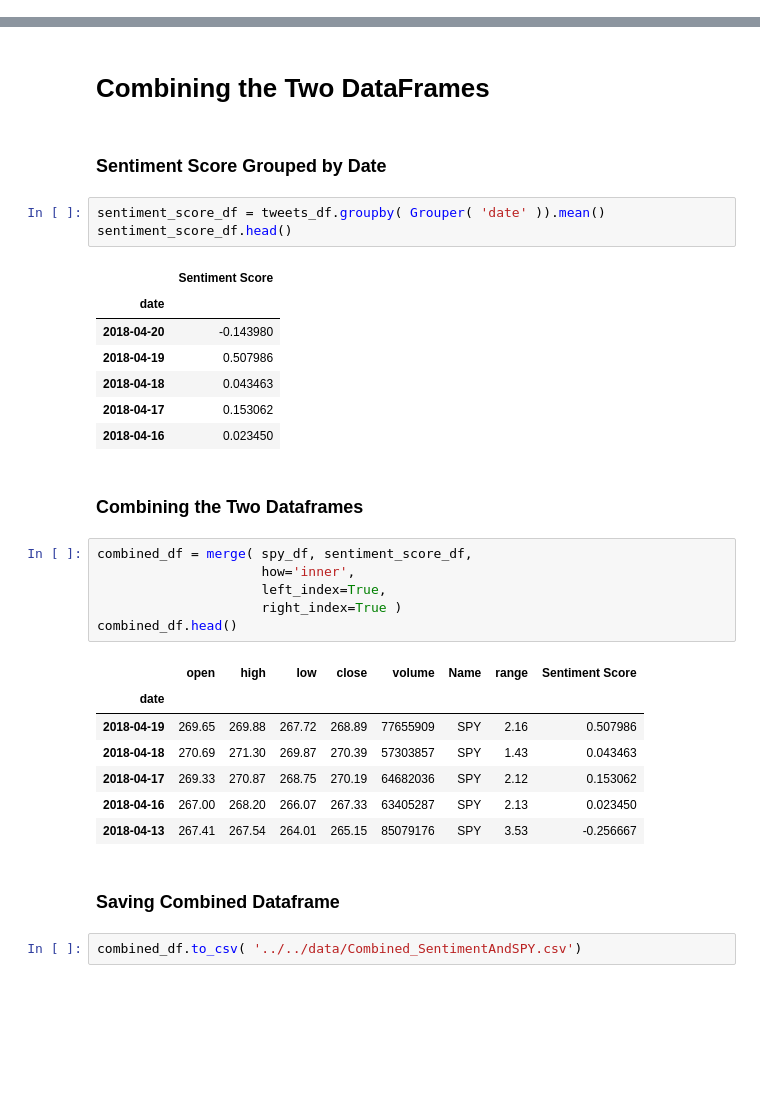
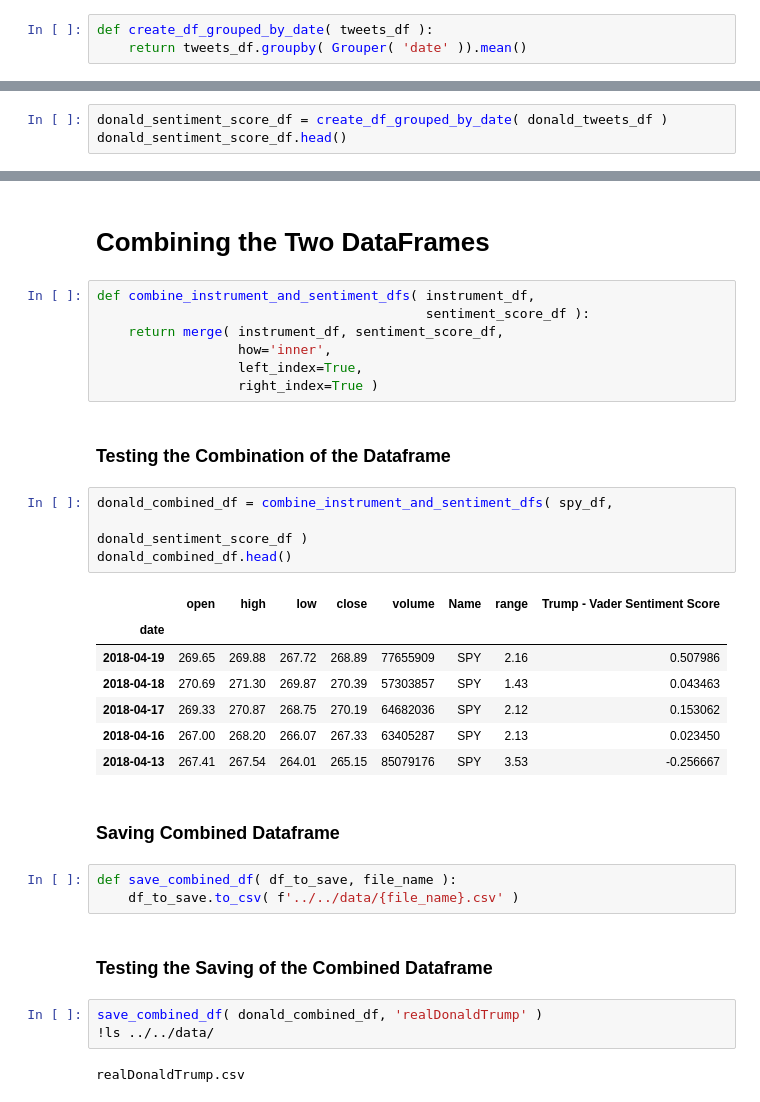
Before and after one commit to MokoSan/TwitterSentimentAnalysis, a Jupyter notebook: src/data/Data Acquisition.ipynb, the cells around one changed output, grey strips where cells are left out. Saved outputs shown, nothing was run; the diff lists cells and outputs as text; blank space fills up the shorter version.

```diff
--- a/src/data/Data Acquisition.ipynb
+++ b/src/data/Data Acquisition.ipynb
@@ -150,0 +163,3 @@ tweets_df.head()
+# %%
+def create_df_grouped_by_date( tweets_df ):
+    return tweets_df.groupby( Grouper( 'date' )).mean()
@@ -150,0 +168,3 @@ tweets_df.head()
+# %%
+donald_sentiment_score_df = create_df_grouped_by_date( donald_tweets_df )
+donald_sentiment_score_df.head()
@@ -195,36 +223,36 @@ spy_df.head()
 | 2018-04-13 | 267.41 | 267.54 | 264.01 | 265.15 | 85079176 | SPY | 3.53 |
 # %% [markdown]
 #  Combining the Two DataFrames
-# %% [markdown]
-### Sentiment Score Grouped by Date
-# %%
-sentiment_score_df = tweets_df.groupby( Grouper( 'date' )).mean()
-sentiment_score_df.head()
-# %% [output]
-|  | Sentiment Score |
-| date |  |
-| 2018-04-20 | -0.143980 |
-| 2018-04-19 | 0.507986 |
-| 2018-04-18 | 0.043463 |
-| 2018-04-17 | 0.153062 |
-| 2018-04-16 | 0.023450 |
-# %% [markdown]
-### Combining the Two Dataframes
 # %%
-combined_df = merge( spy_df, sentiment_score_df,
-                     how='inner',
-                     left_index=True,
-                     right_index=True )
-combined_df.head()
+def combine_instrument_and_sentiment_dfs( instrument_df,
+                                          sentiment_score_df ):
+    return merge( instrument_df, sentiment_score_df,
+                  how='inner',
+                  left_index=True,
+                  right_index=True )
-# %% [output]
-|  | open | high | low | close | volume | Name | range | Sentiment Score |
-| date |  |  |  |  |  |  |  |  |
-| 2018-04-19 | 269.65 | 269.88 | 267.72 | 268.89 | 77655909 | SPY | 2.16 | 0.507986 |
-| 2018-04-18 | 270.69 | 271.30 | 269.87 | 270.39 | 57303857 | SPY | 1.43 | 0.043463 |
-| 2018-04-17 | 269.33 | 270.87 | 268.75 | 270.19 | 64682036 | SPY | 2.12 | 0.153062 |
-| 2018-04-16 | 267.00 | 268.20 | 266.07 | 267.33 | 63405287 | SPY | 2.13 | 0.023450 |
-| 2018-04-13 | 267.41 | 267.54 | 264.01 | 265.15 | 85079176 | SPY | 3.53 | -0.256667 |
+# %% [markdown]
+### Testing the Combination of the Dataframe
+# %%
+donald_combined_df = combine_instrument_and_sentiment_dfs( spy_df,
+                                                           donald_sentiment_score_df )
+donald_combined_df.head()
+# %% [output]
+|  | open | high | low | close | volume | Name | range | Trump - Vader Sentiment Score |
+| date |  |  |  |  |  |  |  |  |
+| 2018-04-19 | 269.65 | 269.88 | 267.72 | 268.89 | 77655909 | SPY | 2.16 | 0.507986 |
+| 2018-04-18 | 270.69 | 271.30 | 269.87 | 270.39 | 57303857 | SPY | 1.43 | 0.043463 |
+| 2018-04-17 | 269.33 | 270.87 | 268.75 | 270.19 | 64682036 | SPY | 2.12 | 0.153062 |
+| 2018-04-16 | 267.00 | 268.20 | 266.07 | 267.33 | 63405287 | SPY | 2.13 | 0.023450 |
+| 2018-04-13 | 267.41 | 267.54 | 264.01 | 265.15 | 85079176 | SPY | 3.53 | -0.256667 |
 # %% [markdown]
 ### Saving Combined Dataframe
-# %%
-combined_df.to_csv( '../../data/Combined_SentimentAndSPY.csv')
+# %%
+def save_combined_df( df_to_save, file_name ):
+    df_to_save.to_csv( f'../../data/{file_name}.csv' )
+# %% [markdown]
+### Testing the Saving of the Combined Dataframe
+# %%
+save_combined_df( donald_combined_df, 'realDonaldTrump' )
+!ls ../../data/
+# %% [output]
+realDonaldTrump.csv
```
Also changed, not shown: parts of 17 cells of this notebook, 20 other files.
